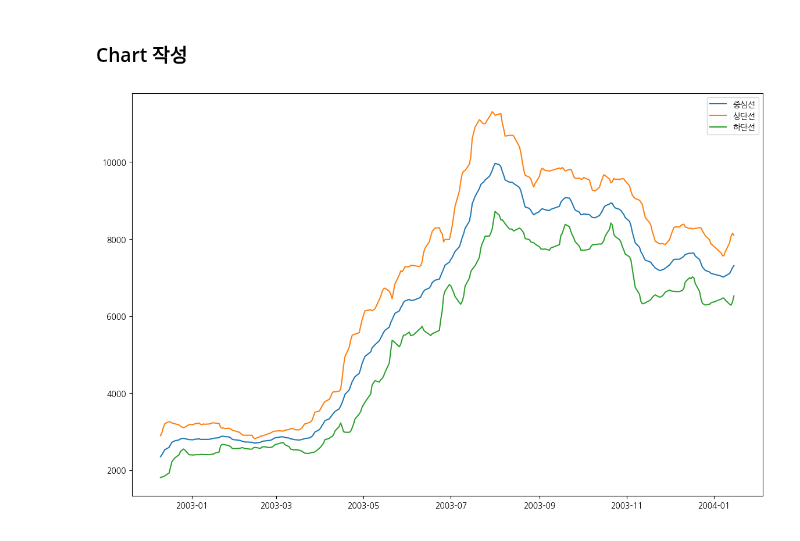
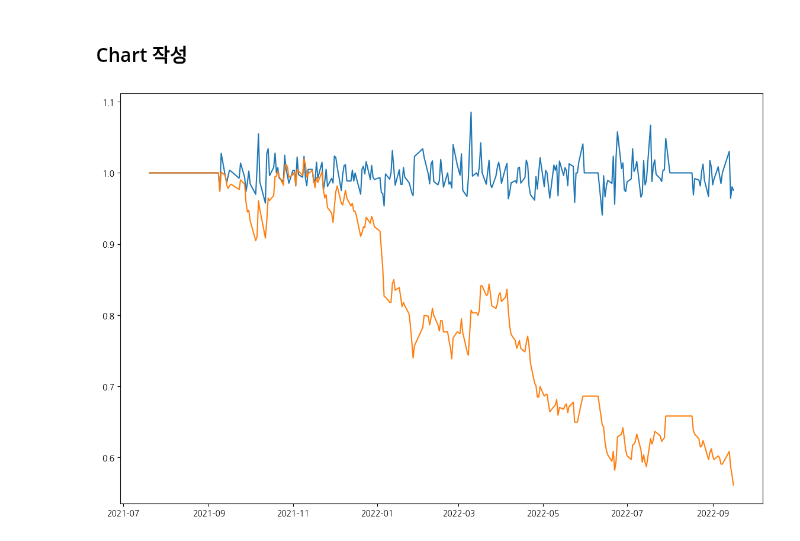
Before and after one commit to Huey-fitpet/study_pandas, a Jupyter notebook: quests/BollingerBands.ipynb, the cells around one changed output. Saved outputs shown, nothing was run; the diff lists cells and outputs as text; code cells hidden in the pictures.

```diff
--- a/quests/BollingerBands.ipynb
+++ b/quests/BollingerBands.ipynb
@@ -8,7 +8,8 @@
 import pandas as pd
 # %%
 from pykrx import stock
-stock_df = stock.get_market_ohlcv_by_date('20000101','20191231','035420') # 네이버
+# stock_df = stock.get_market_ohlcv_by_date('20000101','20191231','035420') # 네이버
+stock_df = stock.get_market_ohlcv_by_date('20210630','20221030','035420') # 네이버
 stock_df_close = stock_df[['종가']]
 stock_df_close.head()
 # %% [output]
@@ -70,3 +71,6 @@ def calc(closes, highs, lows):
         result.append(current_state)
 
     return result
+# %%
+stock_df_close['bool'] = calc(stock_df_close['종가'],stock_df_close['상단선'],stock_df_close['하단선'])
+stock_df_close['bool'][:-300]
@@ -72,0 +100,10 @@ def calc(closes, highs, lows):
+# %%
+stock_df_close['전일종가'] = stock_df_close['종가'].shift(periods=1)
+# %%
+import numpy as np
+delta_days = stock_df_close.index[-1] - stock_df_close.index[0]
+year = delta_days.days / 365
+
+stock_df_close['수익률'] = np.where(stock_df_close['bool'], stock_df_close['종가'] / stock_df_close['전일종가'], 1)
+stock_df_close['누적수익률'] = stock_df_close['수익률'].cumprod()
+CAGR = stock_df_close['누적수익률'].iloc[-1] ** (1/year) -1
@@ -78,11 +136,11 @@ import matplotlib as mpl # 한글 폰트 설정 (NanumGothic)
 mpl.rcParams['font.family'] = 'NanumGothic'
 mpl.rcParams['axes.unicode_minus'] = False  # 마이너스 기호 깨짐 방지
 # %%
-plt.figure(figsize=(14,9), dpi=100) #
-plt.plot(stock_df_close['중심선'][30:300],label='중심선')
-plt.plot(stock_df_close['상단선'][30:300],label='상단선')
-plt.plot(stock_df_close['하단선'][30:300],label='하단선')
-plt.legend()
+plt.figure(figsize=(14,9), dpi=100) #  stock_df_close['수익률']
+# plt.plot(stock_df_close['종가'][14:300]/10000)
+# plt.plot(stock_df_close['RSI'][14:300])
+plt.plot(stock_df_close['수익률'][14:300])
+plt.plot(stock_df_close['누적수익률'][14:300])
 plt.show()
 # %% [output]
-[figure, old version]
+[figure, new version]
```
Also changed, not shown: parts of 7 cells of this notebook.
